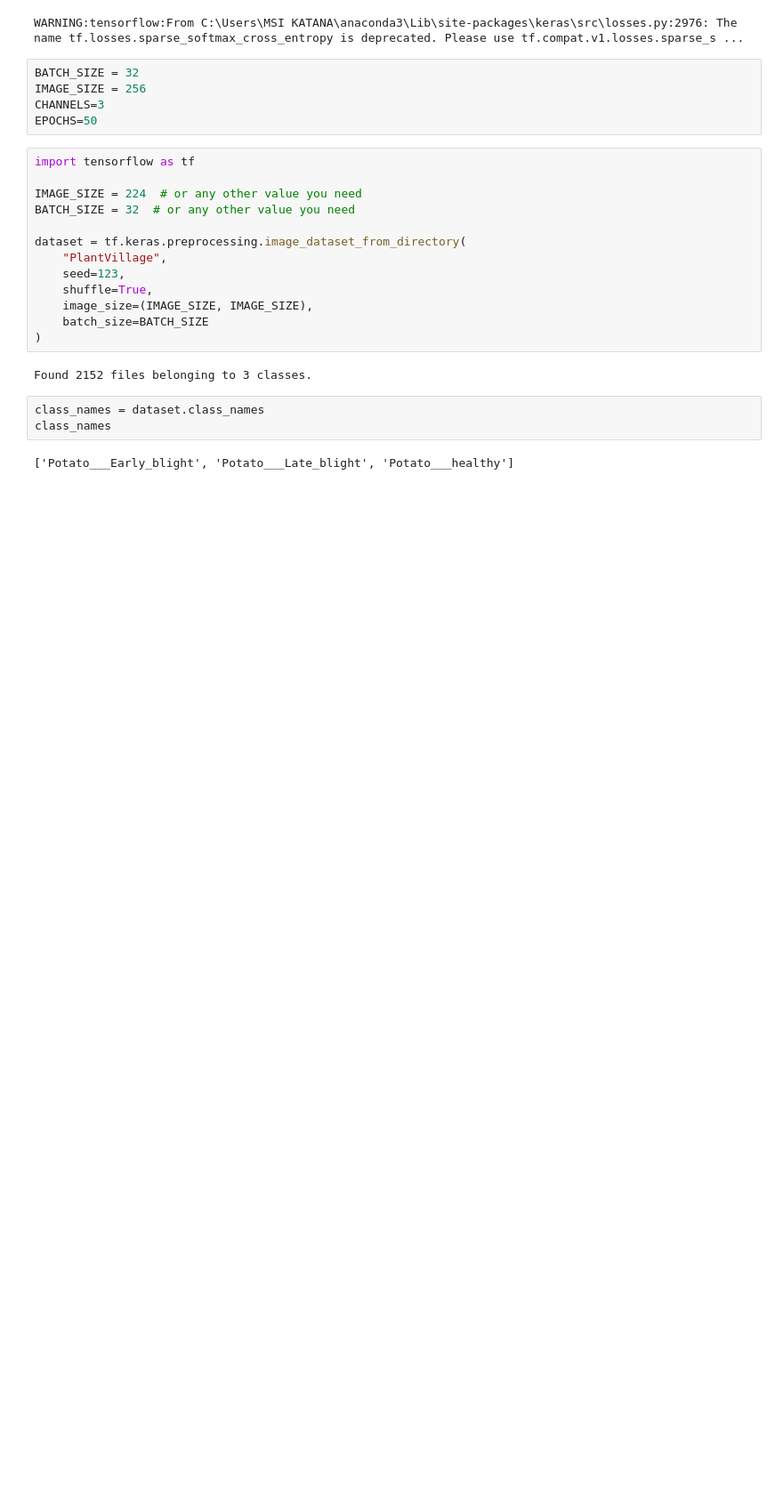
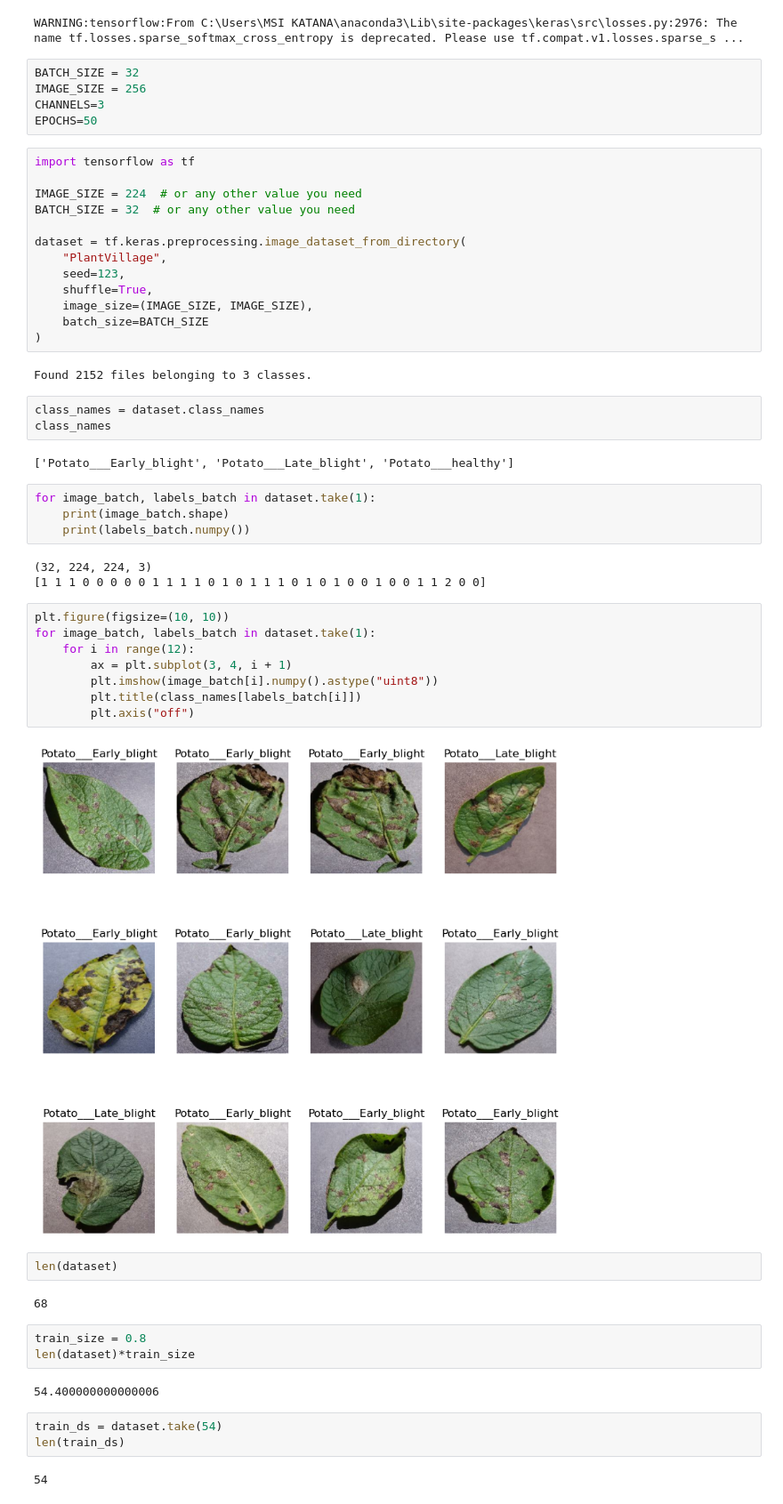
Before and after one commit to Inupa6677/Potato-Disease-Classification, a Jupyter notebook: Untitled.ipynb, the cells around one changed output. Shown: that part at 89% size. Cells and saved outputs as stored; diff of their text form; blank space fills up the shorter version.

```diff
--- a/Untitled.ipynb
+++ b/Untitled.ipynb
@@ -30,3 +30,34 @@ class_names = dataset.class_names
 class_names
 # %% [output]
 ['Potato___Early_blight', 'Potato___Late_blight', 'Potato___healthy']
+# %%
+for image_batch, labels_batch in dataset.take(1):
+    print(image_batch.shape)
+    print(labels_batch.numpy())
+# %% [output]
+(32, 224, 224, 3)
+[1 1 1 0 0 0 0 0 1 1 1 1 0 1 0 1 1 1 0 1 0 1 0 0 1 0 0 1 1 2 0 0]
+# %%
+plt.figure(figsize=(10, 10))
+for image_batch, labels_batch in dataset.take(1):
+    for i in range(12):
+        ax = plt.subplot(3, 4, i + 1)
+        plt.imshow(image_batch[i].numpy().astype("uint8"))
+        plt.title(class_names[labels_batch[i]])
+        plt.axis("off")
+# %% [output]
+[figure, added]
+# %%
+len(dataset)
+# %% [output]
+68
+# %%
+train_size = 0.8
+len(dataset)*train_size
+# %% [output]
+54.400000000000006
+# %%
+train_ds = dataset.take(54)
+len(train_ds)
+# %% [output]
+54
```
Also changed, not shown: parts of 11 cells of this notebook.
